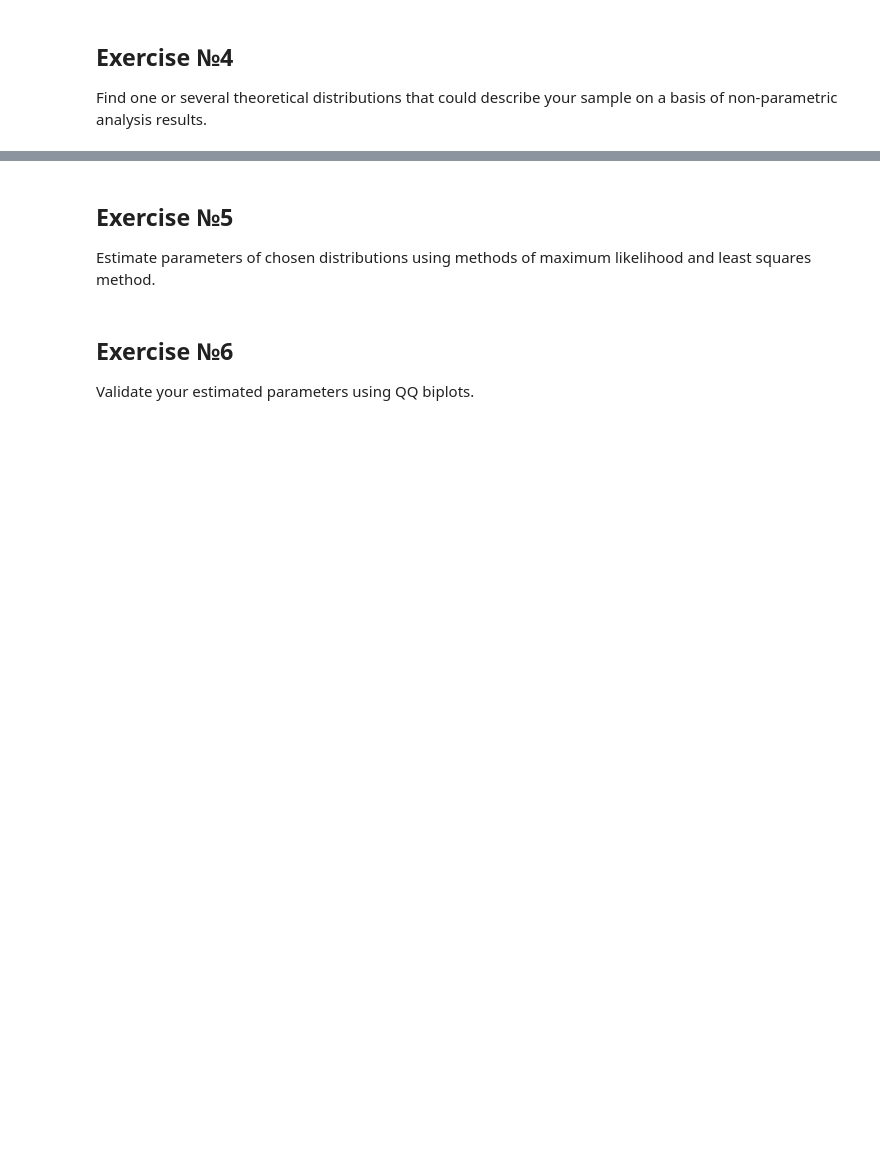
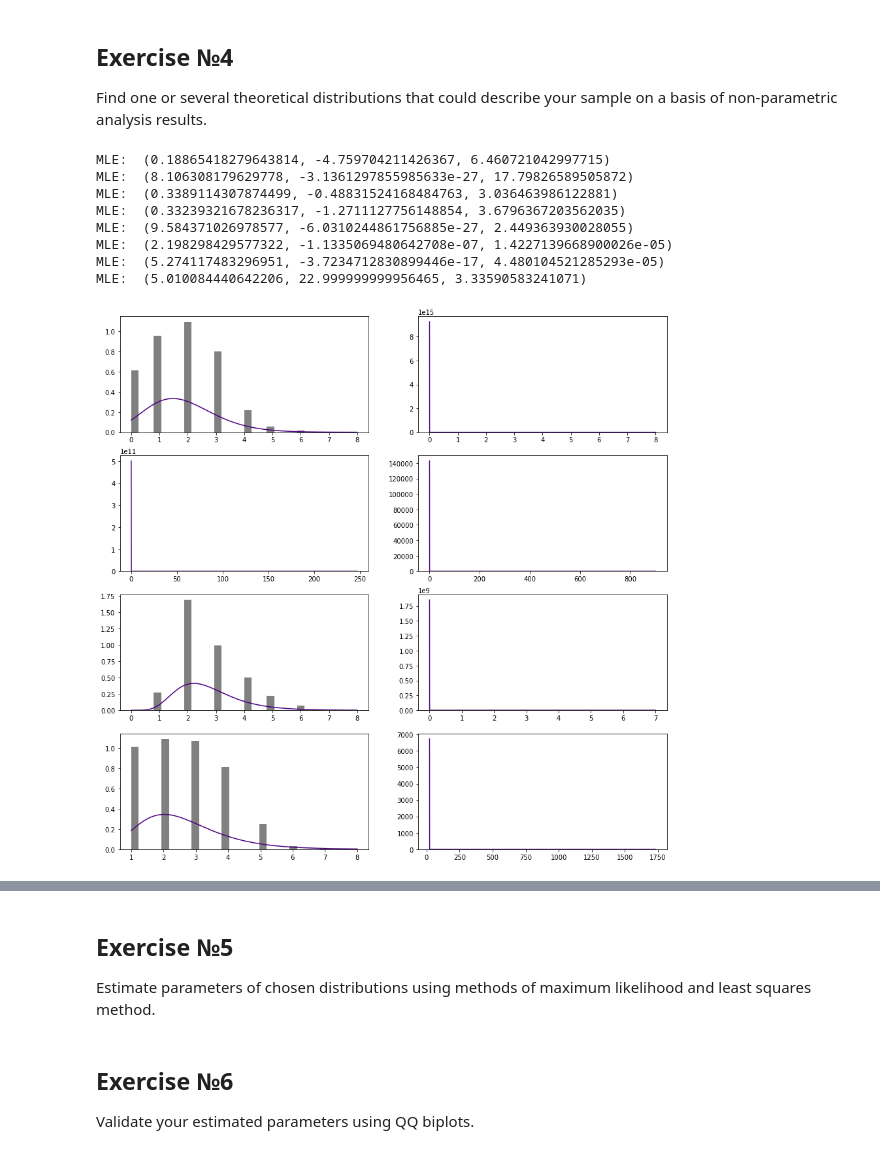
Before and after one commit to vandosik/M-M-MSA, a Jupyter notebook: Lab_1/lab_1.ipynb, the cells around one changed output, grey strips where cells are left out. Cells and saved outputs as stored; diff of their text form; code cells hidden in the pictures; blank space fills up the shorter version.

```diff
--- a/Lab_1/lab_1.ipynb
+++ b/Lab_1/lab_1.ipynb
@@ -147,6 +156,59 @@ boxplot = source_df.boxplot(column=[col_name], whis=3., vert=False) # defaul whi
 # %% [markdown]
 ## Exercise №4
 Find one or several theoretical distributions that could describe your sample on a basis of non-parametric analysis results.
+# %%
+fig, ax = plt.subplots(4, 2, figsize=(15, 15))
+for j in range(0, 2):
+    for i in range (0, 4):
+        # Determination of the parameters of the distribution
+        hist_data = ax[i, j].hist(source_df[ilist[i][j]], density=True, bins=30, color='grey')
+        min_amount, max_amount = source_df[ilist[i][j]].min(), source_df[ilist[i][j]].max()
+        x = np.linspace(min_amount, max_amount, len(source_df[ilist[i][j]]))
+        # The lognorm distribution parameters are determined using the fit function based on the maximum likelihood method
+        mle_params = sp.stats.lognorm.fit(source_df[ilist[i][j]])
+        print("MLE: ", mle_params)
+        pdf_mle = sp.stats.lognorm.pdf(x, *mle_params)
+        ax[i, j].plot(x, pdf_mle, c = 'indigo')
+
+        # #  The distribution parameters are determined using the fit function based on least squares method
+        # # Prepare data for least squares
+        # hist_bins = hist_data[1][:-1]  # remove last element
+        # delta = hist_bins[1]-hist_bins[0]
+        # hist_bins += delta / 2 # Take centres of bins
+        # # print(hist_bins)
+        # hist_vals = hist_data[0] # Get the height of bins for least squares
+        # # print(hist_vals)
+
+        # if ilist[i][j] == 'Accuracy':
+        #     def uniform(arg_x, loc, scale):
+        #         ret_vals = np.array([1./(scale)] * len(arg_x))
+        #         ret_vals[arg_x < loc] = 0
+        #         ret_vals[arg_x > (loc + scale)] = 0
+        #         return ret_vals
+        #     def lst_sqrs(par_ar, gt, x):
+        #         loc, scale = par_ar
+        #         return sum((gt - uniform(x, loc, scale))**2)
+        # else:
+        #     def lognorm(arg_x, s, loc, scale):
+        #         return sp.stats.lognorm.pdf(arg_x, s, loc, scale)
+        #     def lst_sqrs(par_ar, gt, x):
+        #         s, loc, scale = par_ar
+        #         return sum((gt - lognorm(x, s, loc, scale))**2)
+
+        # lse_params = minimize(lst_sqrs, [0., 10.], method = 'Nelder-Mead', args=(hist_vals, hist_bins), tol=0.001)
+        # print("LSE: ", lse_params.x)
+        # pdf_lsm = sp.stats.uniform.pdf(hist_bins, *lse_params.x)
+        # ax[i, j].plot(x, pdf_lsm, color='lightpink')
+# %% [output]
+MLE:  (0.18865418279643814, -4.759704211426367, 6.460721042997715)
+MLE:  (8.106308179629778, -3.1361297855985633e-27, 17.79826589505872)
+MLE:  (0.3389114307874499, -0.48831524168484763, 3.036463986122881)
+MLE:  (0.33239321678236317, -1.2711127756148854, 3.6796367203562035)
+MLE:  (9.584371026978577, -6.0310244861756885e-27, 2.449363930028055)
+MLE:  (2.198298429577322, -1.1335069480642708e-07, 1.4227139668900026e-05)
+MLE:  (5.274117483296951, -3.7234712830899446e-17, 4.480104521285293e-05)
+MLE:  (5.010084440642206, 22.999999999956465, 3.33590583241071)
+[figure, added]
 # %%
 plt.figure(figsize=(13, 8))
 # Determination of the parameters of the distribution
```
Also changed, not shown: parts of 7 cells of this notebook.
